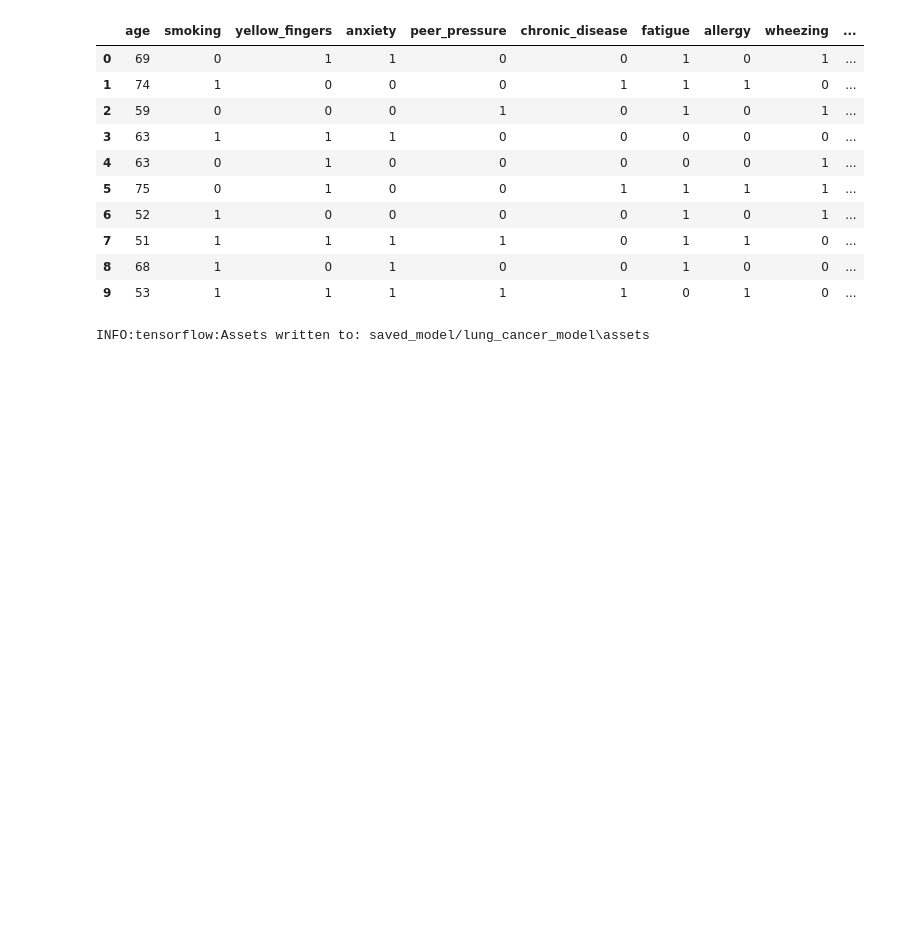
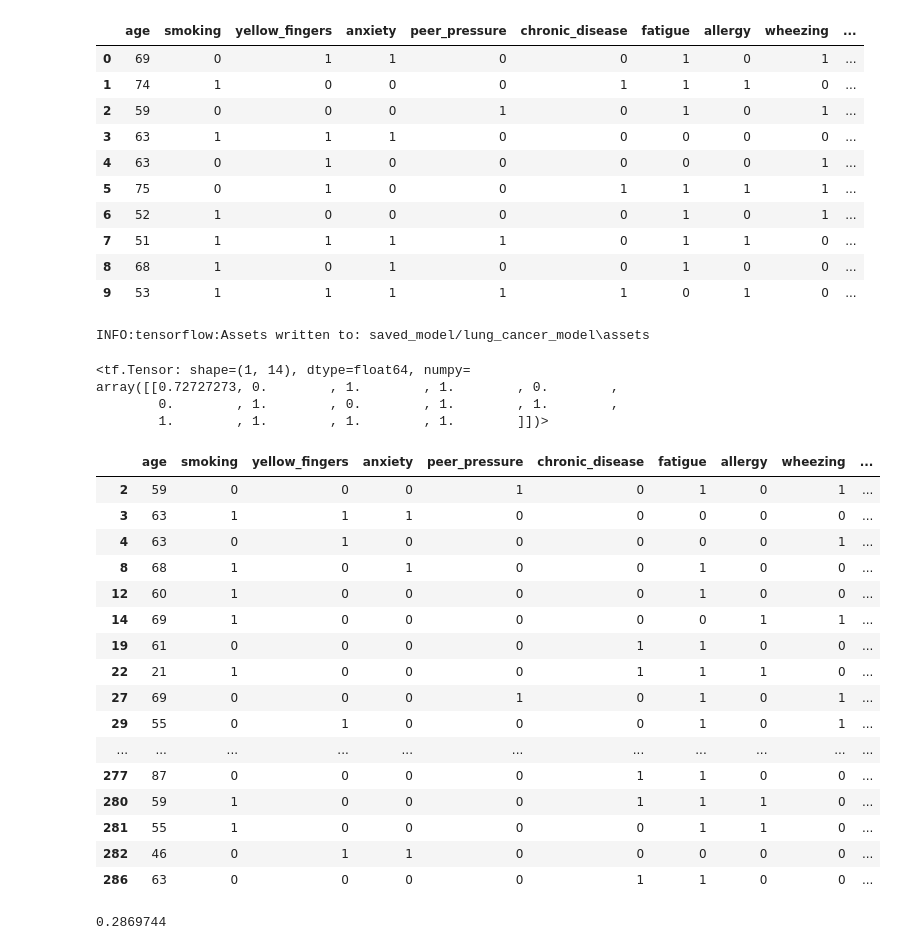
Before and after one commit to EgorCry/Deep_Learning_Playground, a Jupyter notebook: Smoking_Cancer/Model.ipynb, the cells around one changed output. Drawn from its saved outputs; the diff is of its cells as text; code cells hidden in the pictures; blank space fills up the shorter version.

Commit message:
Added Model for survey lung cancer recognition

```diff
--- a/Smoking_Cancer/Model.ipynb
+++ b/Smoking_Cancer/Model.ipynb
@@ -202,0 +208,33 @@ INFO:tensorflow:Assets written to: saved_model/lung_cancer_model\assets
+# %%
+test
+# %% [output]
+<tf.Tensor: shape=(1, 14), dtype=float64, numpy=
+array([[0.72727273, 0.        , 1.        , 1.        , 0.        ,
+        0.        , 1.        , 0.        , 1.        , 1.        ,
+        1.        , 1.        , 1.        , 1.        ]])>
+# %%
+data[data.lung_cancer == 0]
+# %% [output]
+|  | age | smoking | yellow_fingers | anxiety | peer_pressure | chronic_disease | fatigue | allergy | wheezing | ... |
+| 2 | 59 | 0 | 0 | 0 | 1 | 0 | 1 | 0 | 1 | ... |
+| 3 | 63 | 1 | 1 | 1 | 0 | 0 | 0 | 0 | 0 | ... |
+| 4 | 63 | 0 | 1 | 0 | 0 | 0 | 0 | 0 | 1 | ... |
+| 8 | 68 | 1 | 0 | 1 | 0 | 0 | 1 | 0 | 0 | ... |
+| 12 | 60 | 1 | 0 | 0 | 0 | 0 | 1 | 0 | 0 | ... |
+| 14 | 69 | 1 | 0 | 0 | 0 | 0 | 0 | 1 | 1 | ... |
+| 19 | 61 | 0 | 0 | 0 | 0 | 1 | 1 | 0 | 0 | ... |
+| 22 | 21 | 1 | 0 | 0 | 0 | 1 | 1 | 1 | 0 | ... |
+| 27 | 69 | 0 | 0 | 0 | 1 | 0 | 1 | 0 | 1 | ... |
+| 29 | 55 | 0 | 1 | 0 | 0 | 0 | 1 | 0 | 1 | ... |
+| ... | ... | ... | ... | ... | ... | ... | ... | ... | ... | ... |
+| 277 | 87 | 0 | 0 | 0 | 0 | 1 | 1 | 0 | 0 | ... |
+| 280 | 59 | 1 | 0 | 0 | 0 | 1 | 1 | 1 | 0 | ... |
+| 281 | 55 | 1 | 0 | 0 | 0 | 0 | 1 | 1 | 0 | ... |
+| 282 | 46 | 0 | 1 | 1 | 0 | 0 | 0 | 0 | 0 | ... |
+| 286 | 63 | 0 | 0 | 0 | 0 | 1 | 1 | 0 | 0 | ... |
+# %%
+test = x_train[286]
+test = tf.reshape(test, [1, 14])
+model.predict(test)[0][0]
+# %% [output]
+0.2869744
```
Also changed, not shown: parts of 1 cell of this notebook.
